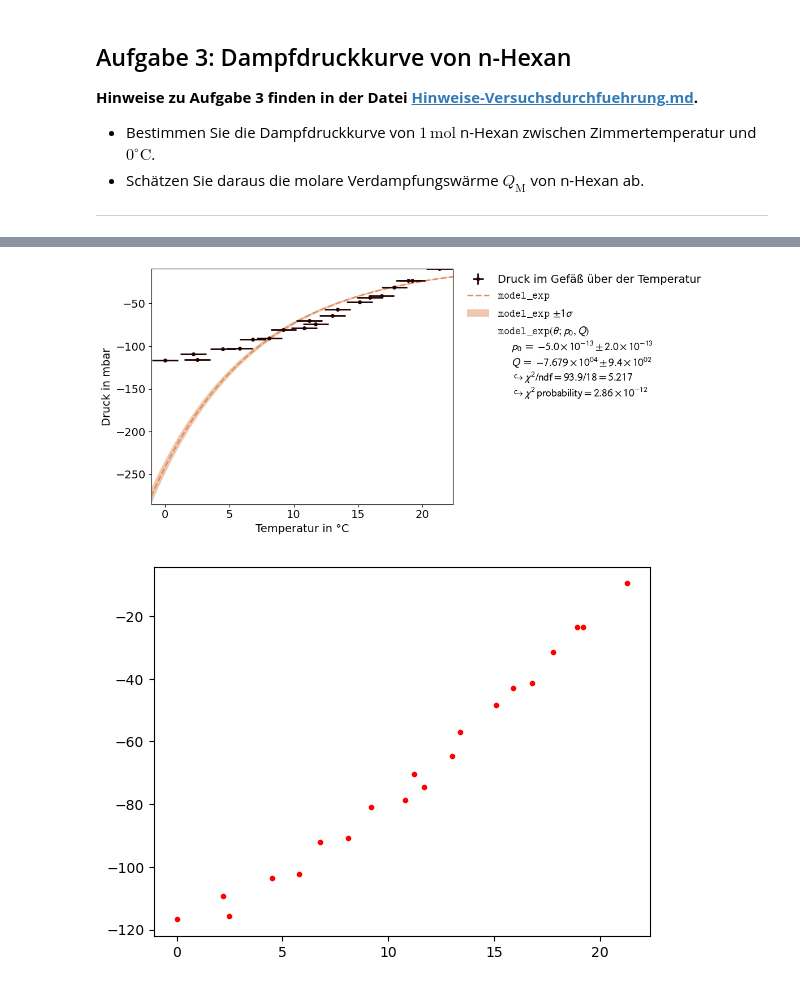
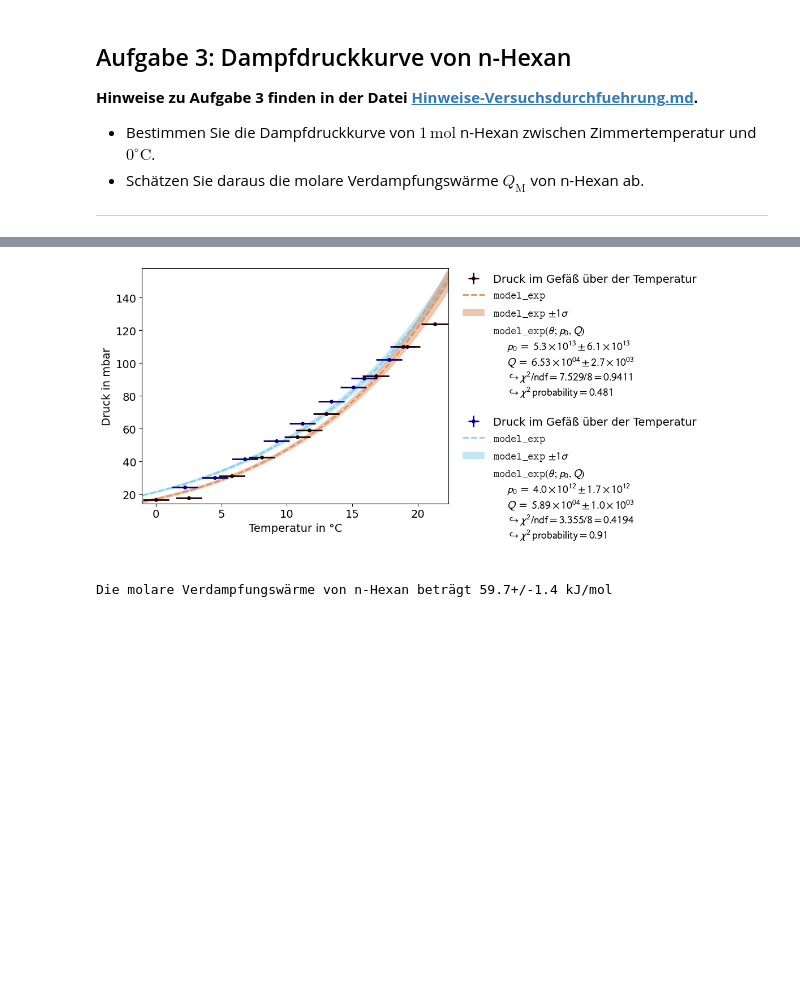
Before and after one commit to MRNock04/P2, a Jupyter notebook: Ideales_und_reales_Gas/Ideales_und_reales_Gas.ipynb, the cells around one changed output, grey strips where cells are left out. Drawn from its saved outputs; the diff is of its cells as text; code cells hidden in the pictures; blank space fills up the shorter version.

```diff
--- a/Ideales_und_reales_Gas/Ideales_und_reales_Gas.ipynb
+++ b/Ideales_und_reales_Gas/Ideales_und_reales_Gas.ipynb
@@ -413,37 +413,42 @@ Wir erhalten durch die Mittelung einen recht guten Wert für den Adiabatenkoeffi
 
 ---
 # %%
-def model_exp(theta,p_0=10**3,Q=31000):
+def model_exp(theta,p_0=0,Q=0):
     return p_0 * np.exp(-Q/(8.314*(theta+273.15)))
 
 # Bestimmung der Messwerte und verschieben in passende Arrays
-h_l = 40.11
+h_l = 50.13
 h_r = 40.83
+h_03 = (h_l + h_r)/2
 
-h_03 = (h_l + h_r)/2
-p_0 = lam*(h_r-h_l)*10
-print(p_0,h_03)
-h_runter = [40.83,41.35,42.02,42.89,43.26,43.42, 43.88, 44.31, 44.81, 44.85]
-h_hoch = [44.57,44.35,43.92,43.51,43.11,42.61,42.28,42.08,41.65,41.35]
+h_runter = np.array([40.83,41.35,42.02,42.89,43.26,43.42, 43.88, 44.31, 44.81, 44.85])
+h_hoch = np.array([44.57,44.35,43.92,43.51,43.11,42.61,42.28,42.08,41.65,41.35])
 
 T_runter = [21.3,19.2,16.8,13.,11.7,10.8,8.1,5.8,2.5,0]
 T_hoch = [2.2,4.5,6.8,9.2,11.2,13.4,15.1,15.9,17.8,18.9]
 
-h = (h_03 - np.array(h_runter + h_hoch))*10*2 #Umrechnung in mm und Verdopplung
-p = lam * h
-T = np.array(T_runter + T_hoch)
+p_runter = lam*(h_03-h_runter)*20
+p_hoch = lam*(h_03-h_hoch)*20
 
 #erstellen eines Fits
-xy_data = kafe2.XYContainer(T,p)
-xy_data.axis_labels = ('Temperatur in °C','Druck in mbar')
-xy_data.label = 'Druck im Gefäß über der Temperatur'
+xy_data1 = kafe2.XYContainer(T_runter,p_runter)
+xy_data1.axis_labels = ('Temperatur in °C','Druck in mbar')
+xy_data1.label = 'Druck im Gefäß über der Temperatur'
 
-fit = kafe2.XYFit(xy_data,model_exp)
-fit.add_error('x',err_val = 1)
-fit.add_error('y',err_val = 1.33322*0.2)
-fit.do_fit()
+fit1 = kafe2.XYFit(xy_data1,model_exp)
+fit1.add_error('x',err_val = 1)
+fit1.add_error('y',err_val = 1.33322*0.2)
+fit1.do_fit()
 
-plot = kafe2.plot(fit)
-plt.plot(T,p,'r.')
+xy_data2 = kafe2.XYContainer(T_hoch,p_hoch)
+xy_data2.axis_labels = ('Temperatur in °C','Druck in mbar')
+xy_data2.label = 'Druck im Gefäß über der Temperatur'
+
+fit2 = kafe2.XYFit(xy_data2,model_exp)
+fit2.add_error('x',err_val = 1)
+fit2.add_error('y',err_val = 1.33322*0.2)
+fit2.do_fit()
+
+plot = kafe2.plot([fit1,fit2])
 plt.show()
 # %% [output]
@@ -452,5 +455,12 @@ Warning: the cost function has been evaluated as infinite. The fit might not con
-[figure, old version]
+[figure, new version]
-[figure, removed]
+# %%
+Q_1 = ufloat(fit1.parameter_values[1],fit1.parameter_errors[1])
+Q_2 = ufloat(fit2.parameter_values[1],fit2.parameter_errors[1])
+
+Q = ufloat((Q_1.n/Q_1.s**2 + Q_2.n/Q_2.s**2)/(1/Q_1.s**2 + 1/Q_2.s**2), np.sqrt(2/(1/Q_1.s**2 + 1/Q_2.s**2)))
+print(f'Die molare Verdampfungswärme von n-Hexan beträgt {Q/1000} kJ/mol')#
+# %% [output]
+Die molare Verdampfungswärme von n-Hexan beträgt 59.7+/-1.4 kJ/mol
 # %% [markdown]
 In dieser Aufgabe wird mithilfe eines Quecksilbermanometers Der Druck in einem Gefäß mit Hexan gemessen und so die Dampfdruckkurve von n-Hexan bestimmt.
 
```
Also changed, not shown: parts of 2 cells of this notebook.
